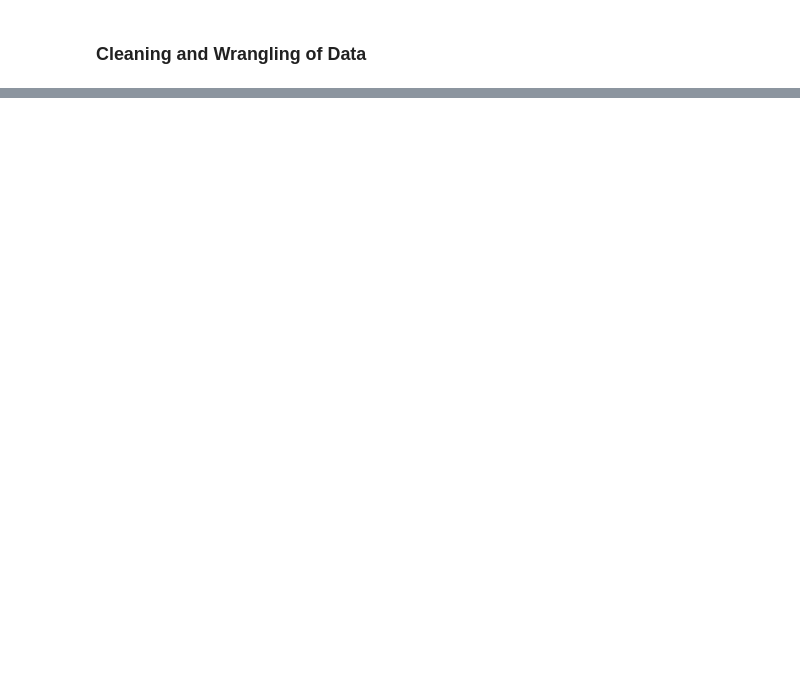
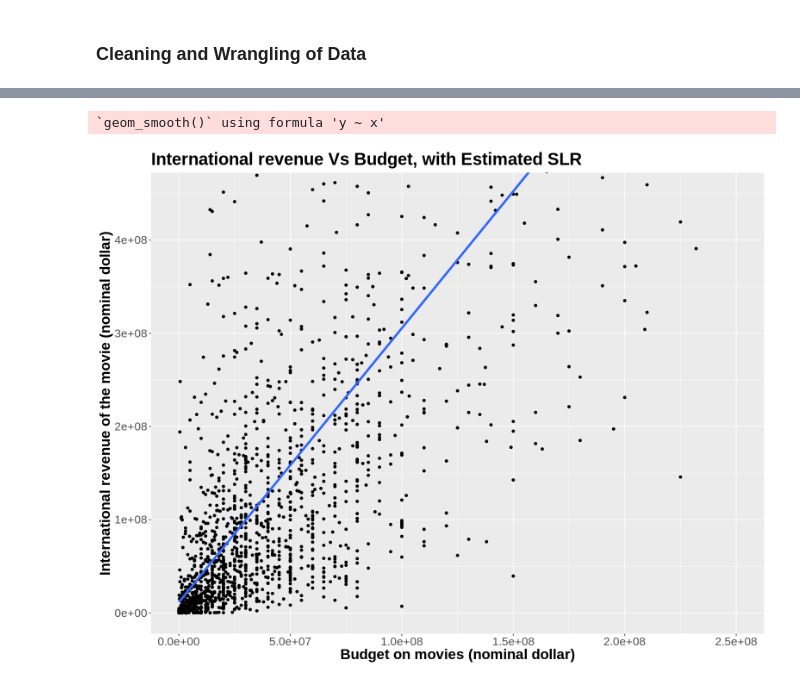
Before and after one commit to Wills-Hao/Film-Profit-Factors-R, a Jupyter notebook: Project_Proposal.ipynb, the cells around one changed output, grey strips where cells are left out. Saved outputs shown, nothing was run; the diff lists cells and outputs as text; code cells hidden in the pictures; blank space fills up the shorter version.

```diff
--- a/Project_Proposal.ipynb
+++ b/Project_Proposal.ipynb
@@ -26,0 +191,19 @@ A data.frame: 6 × 15
+# %%
+SLR_budget_int <- clean_movie_data %>%
+              ggplot(aes(x = budget, y = intgross)) +
+              geom_point() +
+              geom_smooth(aes(x= budget, y = intgross), method = lm, se = FALSE, size = 1.5) +
+              coord_cartesian(xlim = c(0, 2.5*10^8), ylim = c(0, 4.5*10^8)) +
+              xlab("Budget on movies (nominal dollar)") +
+              ylab("International revenue of the movie (nominal dollar)") +
+              ggtitle("International revenue Vs Budget, with Estimated SLR") +
+              theme(
+              text = element_text(size = 20),
+              plot.title = element_text(face = "bold"),
+              axis.title = element_text(face = "bold")
+              )
+
+SLR_budget_int
+# %% [output]
+`geom_smooth()` using formula 'y ~ x'
+[figure, added]
```
Also changed, not shown: parts of 23 cells of this notebook.
